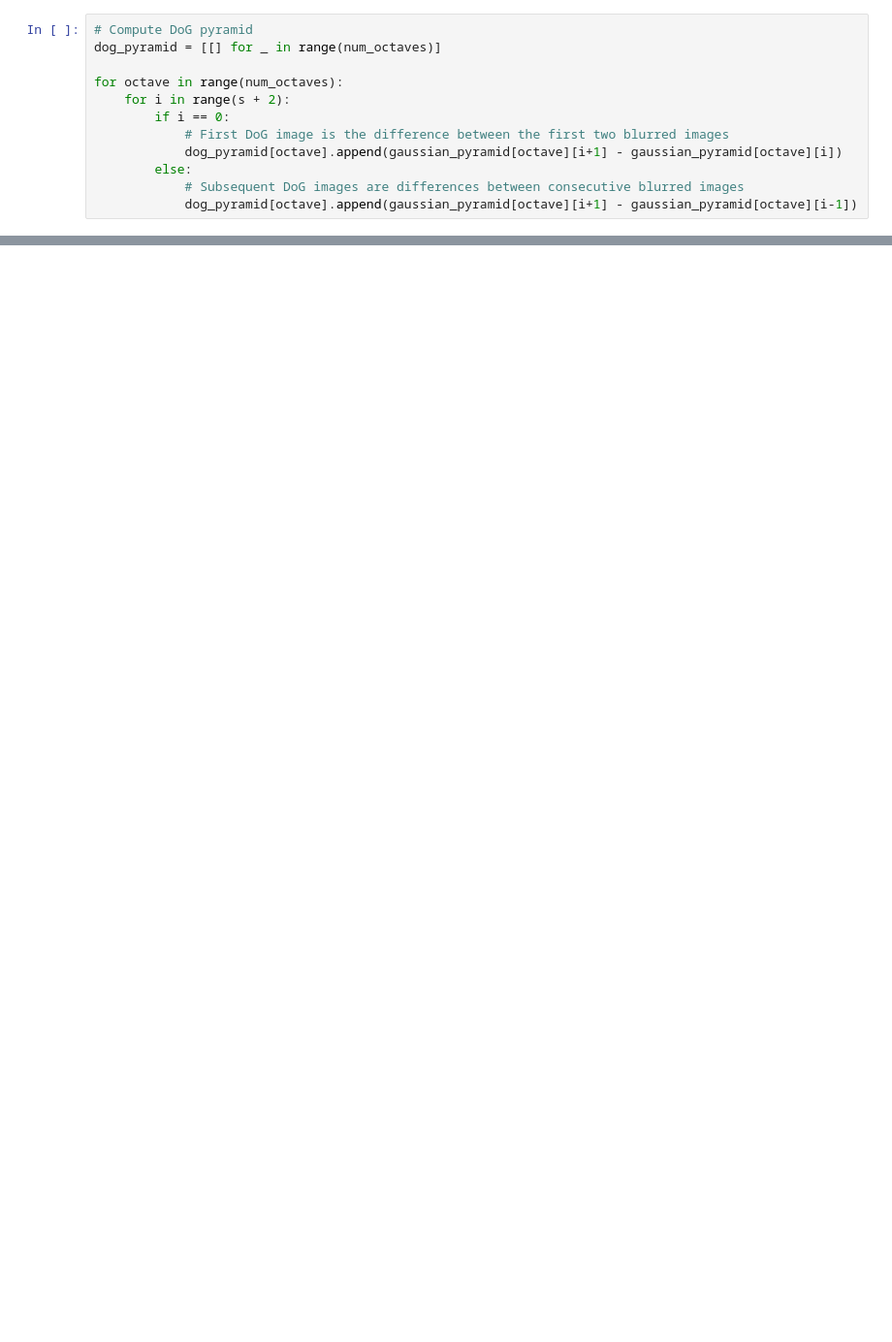
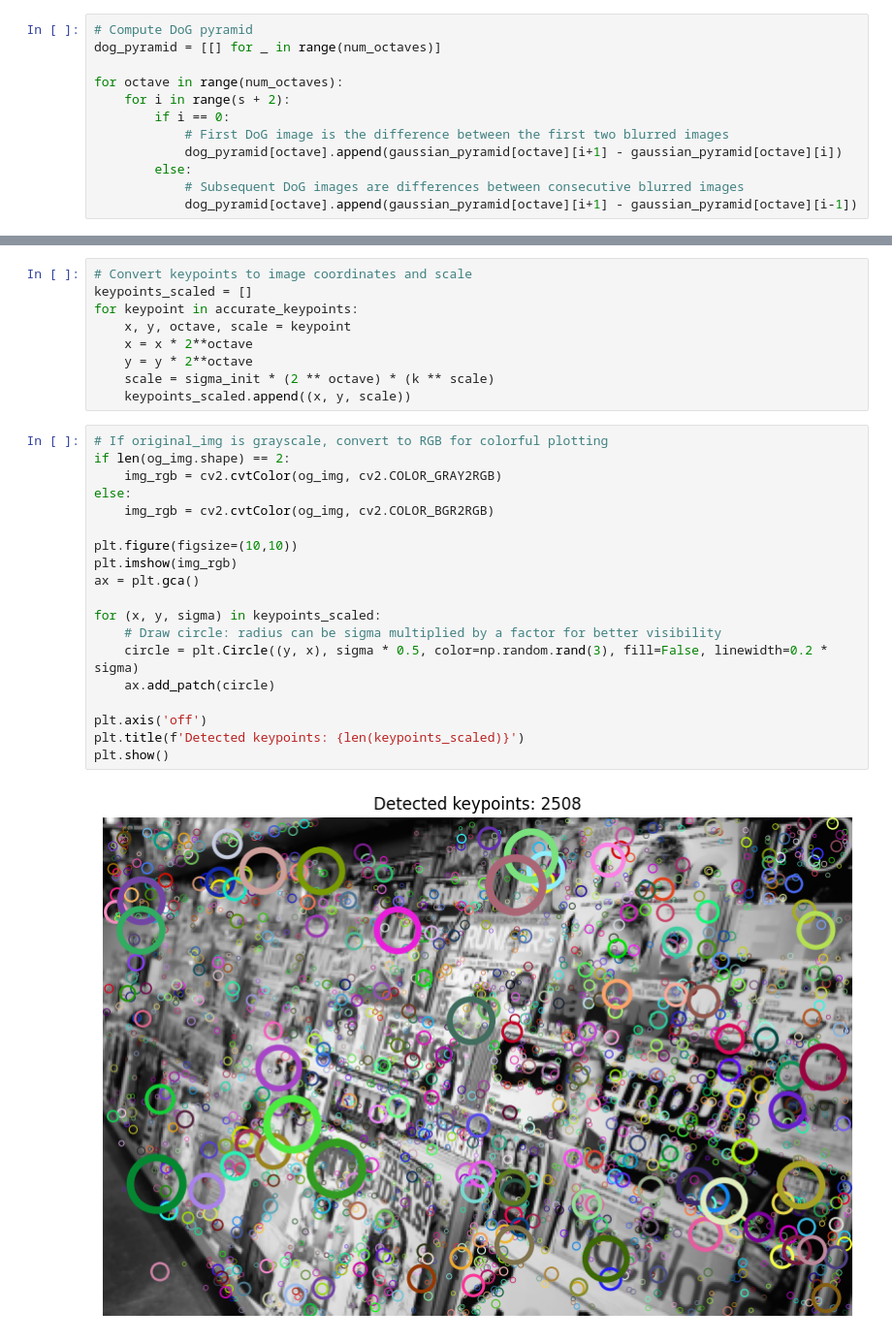
Before and after one commit to Meesdeboer/SIFT-from-scratch, a Jupyter notebook: 1. Keypoint detection.ipynb, the cells around one changed output, grey strips where cells are left out. Shown at 97% size. Cells and saved outputs as stored; diff of their text form; blank space fills up the shorter version.

Commit message:
Keypoint localization

```diff
--- a/1. Keypoint detection.ipynb
+++ b/1. Keypoint detection.ipynb
@@ -153,0 +231,30 @@ print(len(keypoints))
+# %%
+# Convert keypoints to image coordinates and scale
+keypoints_scaled = []
+for keypoint in accurate_keypoints:
+    x, y, octave, scale = keypoint
+    x = x * 2**octave
+    y = y * 2**octave
+    scale = sigma_init * (2 ** octave) * (k ** scale)
+    keypoints_scaled.append((x, y, scale))
+# %%
+# If original_img is grayscale, convert to RGB for colorful plotting
+if len(og_img.shape) == 2:
+    img_rgb = cv2.cvtColor(og_img, cv2.COLOR_GRAY2RGB)
+else:
+    img_rgb = cv2.cvtColor(og_img, cv2.COLOR_BGR2RGB)
+
+plt.figure(figsize=(10,10))
+plt.imshow(img_rgb)
+ax = plt.gca()
+
+for (x, y, sigma) in keypoints_scaled:
+    # Draw circle: radius can be sigma multiplied by a factor for better visibility
+    circle = plt.Circle((y, x), sigma * 0.5, color=np.random.rand(3), fill=False, linewidth=0.2 * sigma)
+    ax.add_patch(circle)
+
+plt.axis('off')
+plt.title(f'Detected keypoints: {len(keypoints_scaled)}')
+plt.show()
+# %% [output]
+[figure, added]
```
Also changed, not shown: parts of 7 cells of this notebook, 2 other files.
